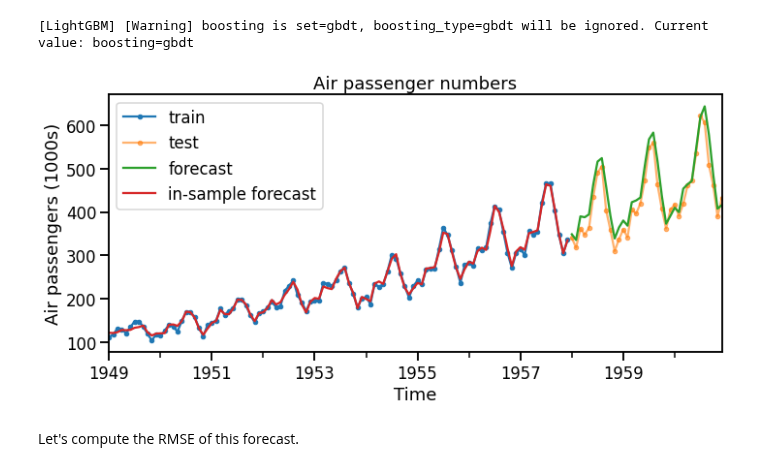
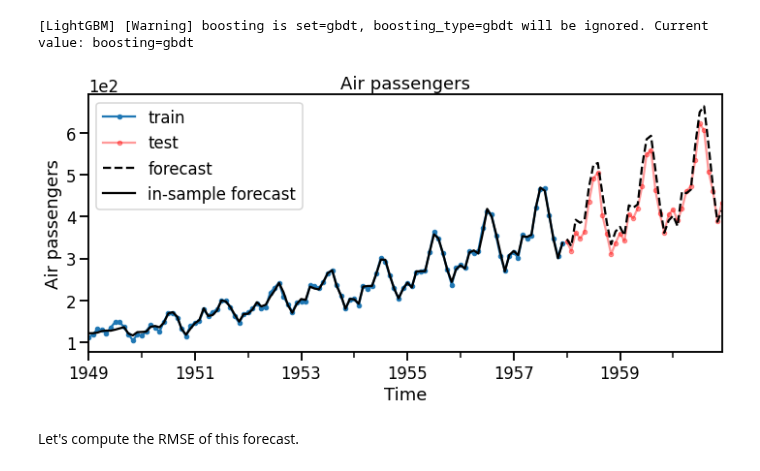
Before and after one commit to trainindata/feature-engineering-for-time-series-forecasting, a Jupyter notebook: 09-Trend-Features/06-linear-trees-lightgbm.ipynb, the cells around one changed output. Cells and saved outputs as stored; diff of their text form; code cells hidden in the pictures.

```diff
--- a/09-Trend-Features/06-linear-trees-lightgbm.ipynb
+++ b/09-Trend-Features/06-linear-trees-lightgbm.ipynb
@@ -120,7 +119,7 @@ Create lag and window features transformer.
 lag_window_feats = WindowSummarizer(
     lag_feature={
         "lag": [1, 2, 3, 12],  # Lag features.
-        # "mean": [[1, 12]],  # [[lag, window size]]
+        "mean": [[1, 12]],  # [[lag, window size]]
     },
     target_cols=target,
     truncate="bfill",  # Backfill missing values from lagging and windowing.
@@ -129,7 +128,10 @@ lag_window_feats = WindowSummarizer(
 Create a pipeline all our features.
 # %%
 # Create features derived independent of one another
-pipeline = make_union(time_feats, lag_window_feats)
+pipeline = make_union(
+                      time_feats,
+                      lag_window_feats
+)
 pipeline = make_pipeline(pipeline, MinMaxScaler())
 # %%
 pipeline
@@ -179,7 +183,7 @@ Let's build a recursive forecast.
 # %%
 # --- CONFIG --- #
 # Define time of first forecast, this determines our train / test split
-forecast_start_time = pd.Period("1958-01", freq="M")
+forecast_start_time = pd.to_datetime("1958-01-01")
 
 # Define number of steps to forecast.
 num_of_forecast_steps = 36
@@ -188,19 +192,19 @@ num_of_forecast_steps = 36
 model = LGBMRegressor(
                       boosting = "gbdt",
                       linear_tree=True,
-                      linear_lambda=0,
-                      n_estimators=100,
+                      linear_lambda=0.1,
+                      n_estimators=300,
                      )
 
 # Create a list of periods that we'll forecast over.
-forecast_horizon = pd.period_range(
-    forecast_start_time, periods=num_of_forecast_steps, freq="M"
+forecast_horizon = pd.date_range(
+    forecast_start_time, periods=num_of_forecast_steps, freq="MS"
 )
 
 # How much data in the past is needed to create our features
-look_back_window_size = 12  # We need the latest 12 time periods
-                            # in our predict dataframe to build our
-                            # window features.
+look_back_window_size = pd.DateOffset(months=12)  # We need the latest 12 time periods
+                                                    # in our predict dataframe to build our
+                                                    # window features.
 # %%
 # --- CREATE TRAINING & TESTING DATAFRAME  --- #
 # Ensure we only have training data up to the start
@@ -215,6 +219,11 @@ X_train = pipeline.fit_transform(df_train)
 
 # --- MODEL TRAINING---#
 # Train one-step ahead forecast model
+# LightGBM cannot handle column names which have
+# certain characters (e.g., ":"). We replace these
+# with `_`.
+X_train = X_train.rename(columns = lambda x:re.sub("[^A-Za-z0-9_]+", "_", x))
+
 model.fit(X_train, y_train)
 
 # --- CREATE DYNAMIC PREDICTION DATAFRAME  --- #
@@ -245,7 +254,7 @@ for forecast_time in forecast_horizon:
     # dynamic forecast dataframe `df_forecast`. This `df_forecast`
     # is ready for the next iteration where we will re-compute
     # features derived from the target such as lags and windows.
-    df_predict.loc[[forecast_time], target] = y_pred[-1]
+    df_predict.loc[[forecast_time], target] = y_pred
 
 # --- GET FORECAST AND TEST VALUES --- #
 y_forecast = df_predict.loc[forecast_horizon, target]
@@ -259,23 +268,24 @@ y_forecast_train = pd.DataFrame(y_forecast_train, index=X_train.index, columns=t
 # %%
 # --- PLOTTING FORECAST--- #
 # Plot the forecast.
 fig, ax = plt.subplots(figsize=[10, 5])
 # Plot training set.
 y_train.loc[:forecast_start_time].plot(ax=ax, marker=".")
 # Plot actuals in forecasting horizon.
-y_test.plot(ax=ax, marker=".", alpha=0.6)
+y_test.plot(ax=ax, marker=".", color="r", alpha=0.4)
 # Plot forecast.
-y_forecast.plot(ax=ax)
+y_forecast.plot(ax=ax, color="k", linestyle="--")
 # Plot 1 step forecasts in training data.
-y_forecast_train.plot(ax=ax)
+y_forecast_train.plot(ax=ax, color="k", linestyle="-")
 
 ax.legend(["train", "test", "forecast", "in-sample forecast"])
 ax.set_xlabel("Time")
-ax.set_ylabel("Air passengers (1000s)")
-ax.set_title("Air passenger numbers")
+ax.set_ylabel("Air passengers")
+ax.set_title(f"Air passengers")
+ax.ticklabel_format(style="sci", axis="y", scilimits=(0, 0))
 plt.tight_layout()
 # %% [output]
-[figure, old version]
+[figure, new version]
 # %% [markdown]
 Let's compute the RMSE of this forecast.
 # %%
```
Also changed, not shown: parts of 14 cells of this notebook.
